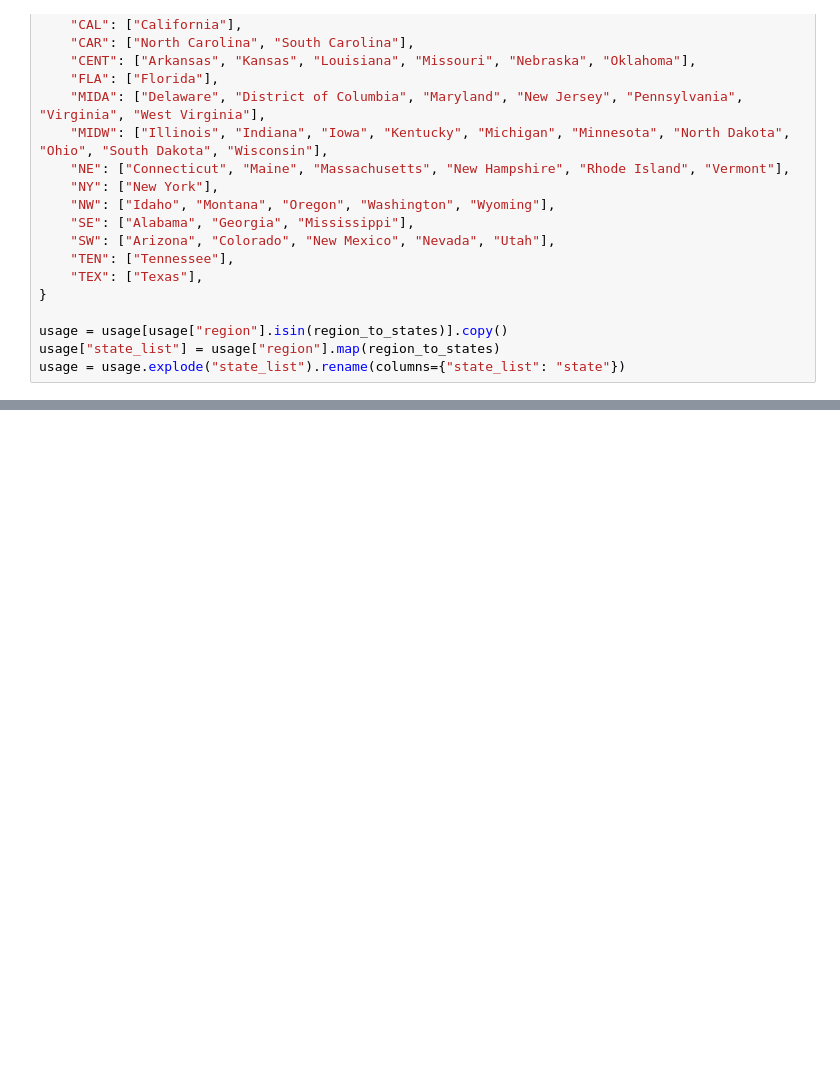
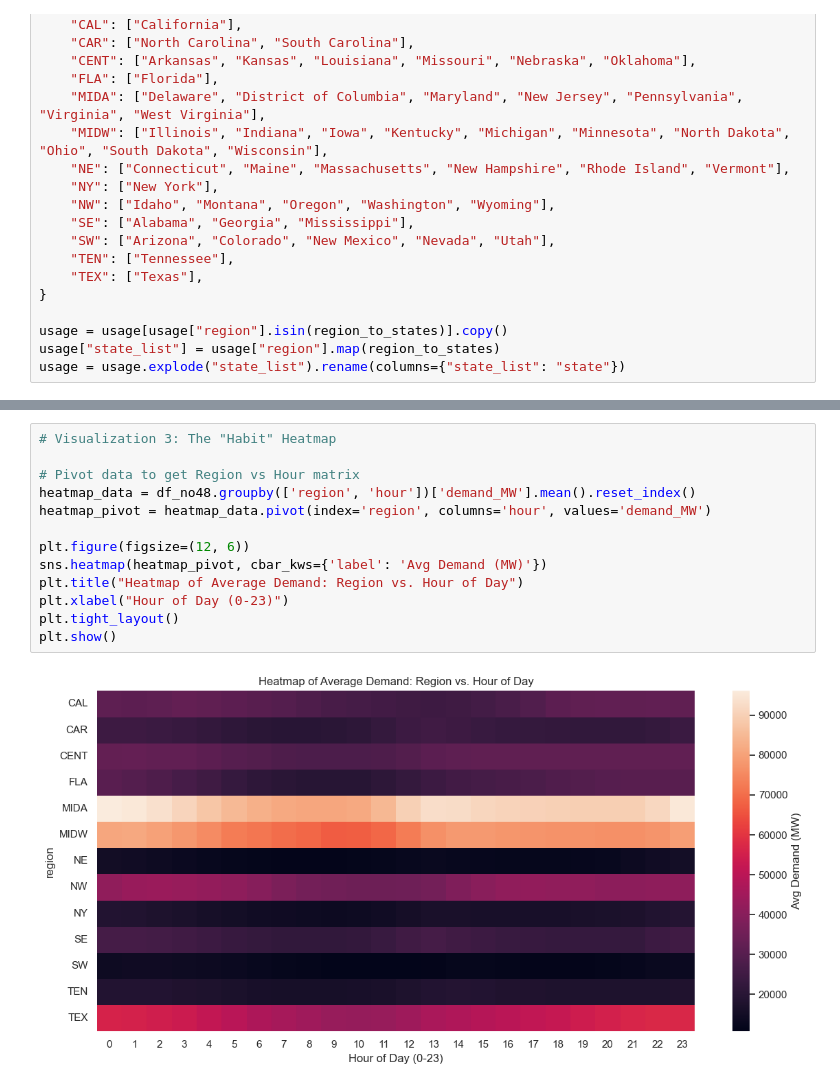
Before and after one commit to N3il-kb/dsc-106-final-proj, a Jupyter notebook: init_nb.ipynb, the cells around one changed output, grey strips where cells are left out. Drawn from its saved outputs; the diff is of its cells as text; blank space fills up the shorter version.

```diff
--- a/init_nb.ipynb
+++ b/init_nb.ipynb
@@ -154,0 +198,15 @@ m
+# %%
+# Visualization 3: The "Habit" Heatmap
+
+# Pivot data to get Region vs Hour matrix
+heatmap_data = df_no48.groupby(['region', 'hour'])['demand_MW'].mean().reset_index()
+heatmap_pivot = heatmap_data.pivot(index='region', columns='hour', values='demand_MW')
+
+plt.figure(figsize=(12, 6))
+sns.heatmap(heatmap_pivot, cbar_kws={'label': 'Avg Demand (MW)'})
+plt.title("Heatmap of Average Demand: Region vs. Hour of Day")
+plt.xlabel("Hour of Day (0-23)")
+plt.tight_layout()
+plt.show()
+# %% [output]
+[figure, added]
```
Also changed, not shown: parts of 8 cells of this notebook, 3 other files.
